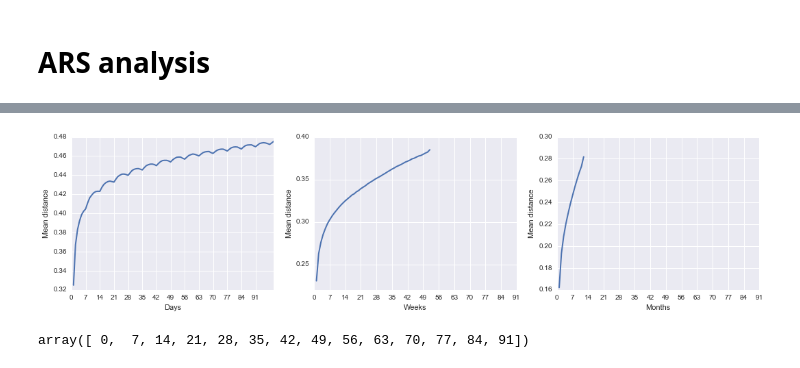
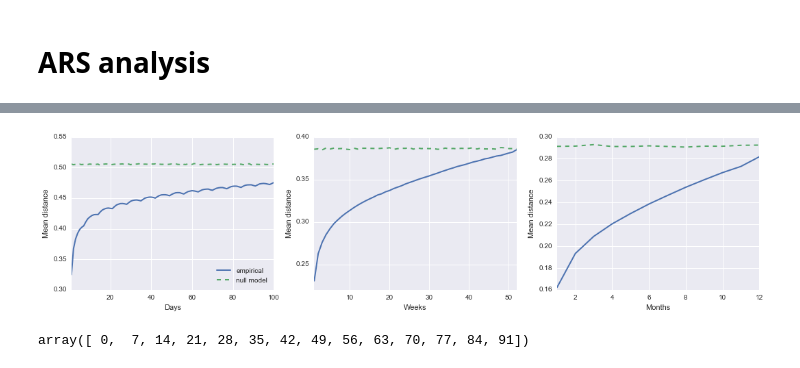
Before and after one commit to jlorince/MusicForaging, a Jupyter notebook: notebooks/result_viz.ipynb, the cells around one changed output, grey strips where cells are left out. Saved outputs shown, nothing was run; the diff lists cells and outputs as text; code cells hidden in the pictures.

```diff
--- a/notebooks/result_viz.ipynb
+++ b/notebooks/result_viz.ipynb
@@ -228,3 +229,6 @@ for idx,grp in enumerate(sorted(shuffle_means.index.levels[1][:-1])):
 # %%
 df = pd.read_table('../testData/blockdists_concat',header=None,names=['user','basis','d']).drop_duplicates(['user','basis'])
 df['d'] = df['d'].apply(lambda s: np.array(s.split(','),dtype=float))
+
+df_random = pd.read_table('../testData/blockdists_random_concat',header=None,names=['user','basis','d']).drop_duplicates(['user','basis'])
+df_random['d'] = df_random['d'].apply(lambda s: np.array(s.split(','),dtype=float))
@@ -251,8 +266,11 @@ ax.set_xlim(1,len(scrobbles))
 # %%
 fig,ax = plt.subplots(1,1)
 blocks = np.nanmean(np.vstack(df[df['basis']=='block']['d'].values),axis=0)
-ax.plot(np.arange(1,101,1),blocks,lw=2)
+blocks_rand = np.nanmean(np.vstack(df_random[df_random['basis']=='block']['d'].values),axis=0)
+ax.plot(np.arange(1,101,1),blocks,lw=2,label='empirical')
+ax.plot(np.arange(1,101,1),blocks_rand,lw=2,ls='--',label='null model')
 ax.set_ylabel('Mean distance')
 ax.set_xlabel('Artist blocks')
 ax.set_xlim(1,len(blocks))
+ax.legend(loc='lower right')
 # %% [output]
@@ -261,15 +279,19 @@ ax.set_xlim(1,len(blocks))
 # %%
 fig,axes = plt.subplots(1,3,figsize=(18,4))
 for i,basis in enumerate(['D','W','M']):
     blocks = np.nanmean(np.vstack(df[df['basis']==basis]['d'].values),axis=0)
+    blocks_rand = np.nanmean(np.vstack(df_random[df_random['basis']==basis]['d'].values),axis=0)
     ax = axes[i]
-    ax.plot(np.arange(1,len(blocks)+1,1),blocks,lw=2)
+    ax.plot(np.arange(1,len(blocks)+1,1),blocks,lw=2,label='empirical')
+    ax.plot(np.arange(1,len(blocks_rand)+1,1),blocks_rand,lw=2,label='null model',ls='--')
     ax.set_ylabel('Mean distance')
     ax.set_xlabel({'D':'Days','W':'Weeks','M':'Months'}[basis])
     ax.set_xlim(1,len(blocks))
-    ax.set_xticks(np.arange(0,98,7))
+    if i ==0:
+        ax.legend(loc='lower right')
+    #ax.set_xticks(np.arange(0,98,7))
 # %% [output]
-[figure, old version]
+[figure, new version]
 # %%
 np.arange(0,98,7)
 # %% [output]
```
Also changed, not shown: parts of 5 cells of this notebook.
